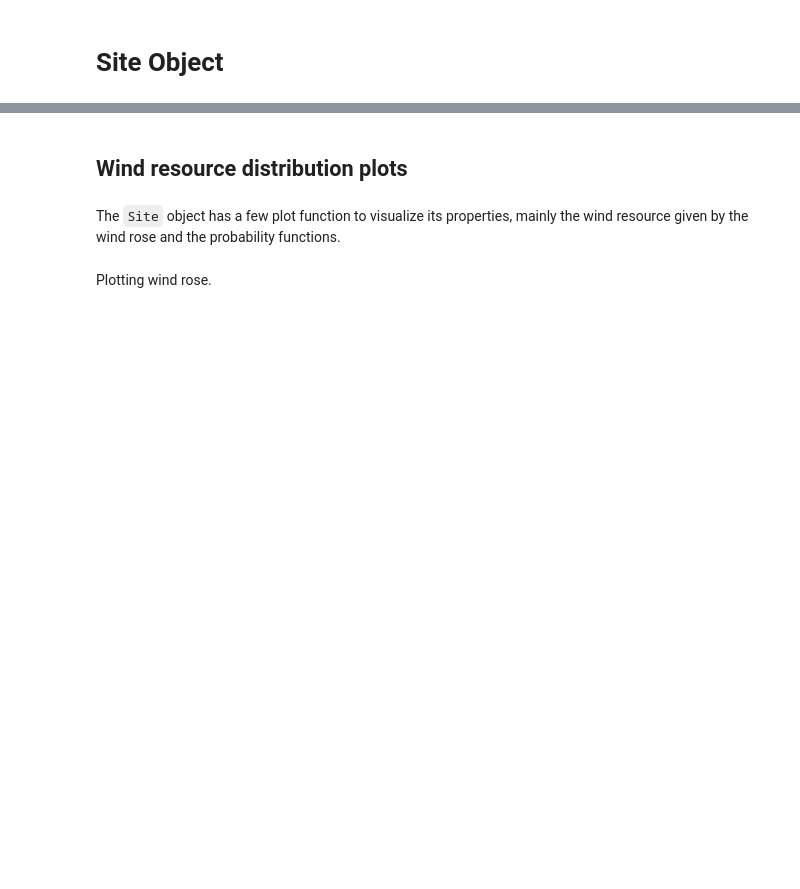
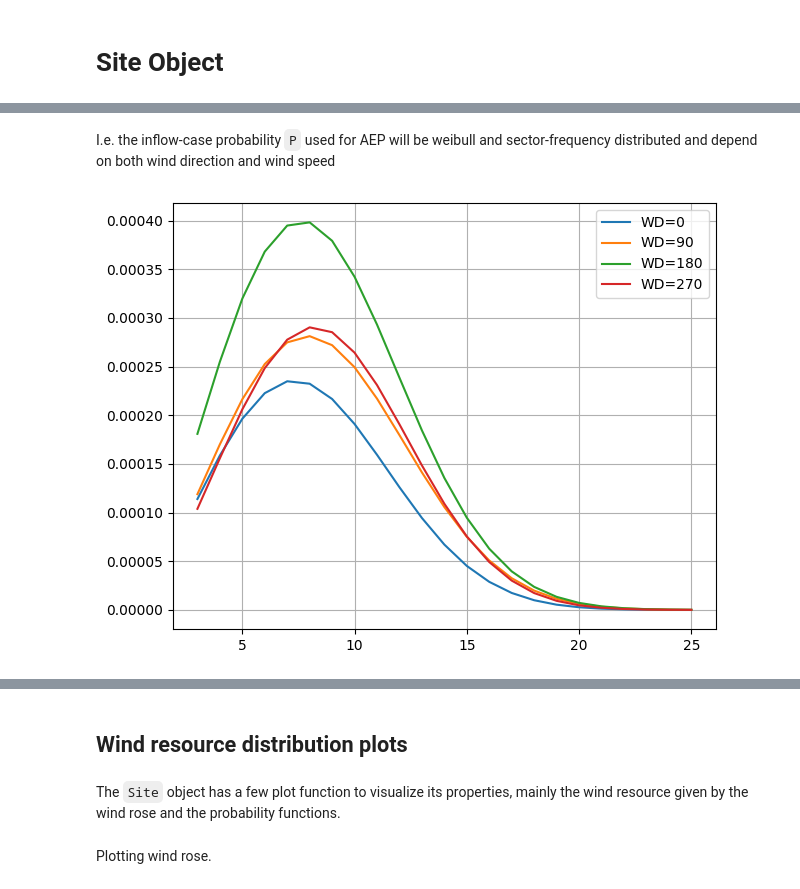
Before and after one commit to jchliao/pywake, a Jupyter notebook: docs/notebooks/Site.ipynb, the cells around one changed output, grey strips where cells are left out. Cells and saved outputs as stored; diff of their text form; code cells hidden in the pictures; blank space fills up the shorter version.

```diff
--- a/docs/notebooks/Site.ipynb
+++ b/docs/notebooks/Site.ipynb
@@ -141,0 +71,10 @@ This example creates a site with 2D non-uniform time series resources for wind s
+# %%
+#specifying the necessary parameters for the UniformWeibullSite object
+site = UniformWeibullSite(p_wd = [.20,.25,.35,.25],                         # sector frequencies
+                          a = [9.176929,  9.782334,  9.531809,  9.909545],  # Weibull scale parameter
+                          k = [2.392578, 2.447266, 2.412109, 2.591797],     # Weibull shape parameter
+                          ti = 0.1                                          # turbulence intensity, optional
+                         )
+
+sim_res = NOJ(site, V80())([0],[0])[['WS','P']]
+sim_res
@@ -141,0 +90,8 @@ This example creates a site with 2D non-uniform time series resources for wind s
+# %% [markdown]
+I.e. the inflow-case probability `P` used for AEP will be weibull and sector-frequency distributed and depend on both wind direction and wind speed
+# %%
+for P_ws in sim_res.P[::90]:
+    P_ws.plot(label=f'WD={P_ws.wd.item()}')
+setup_plot()
+# %% [output]
+[figure, added]
```
Also changed, not shown: parts of 85 cells of this notebook, 21 other files.
